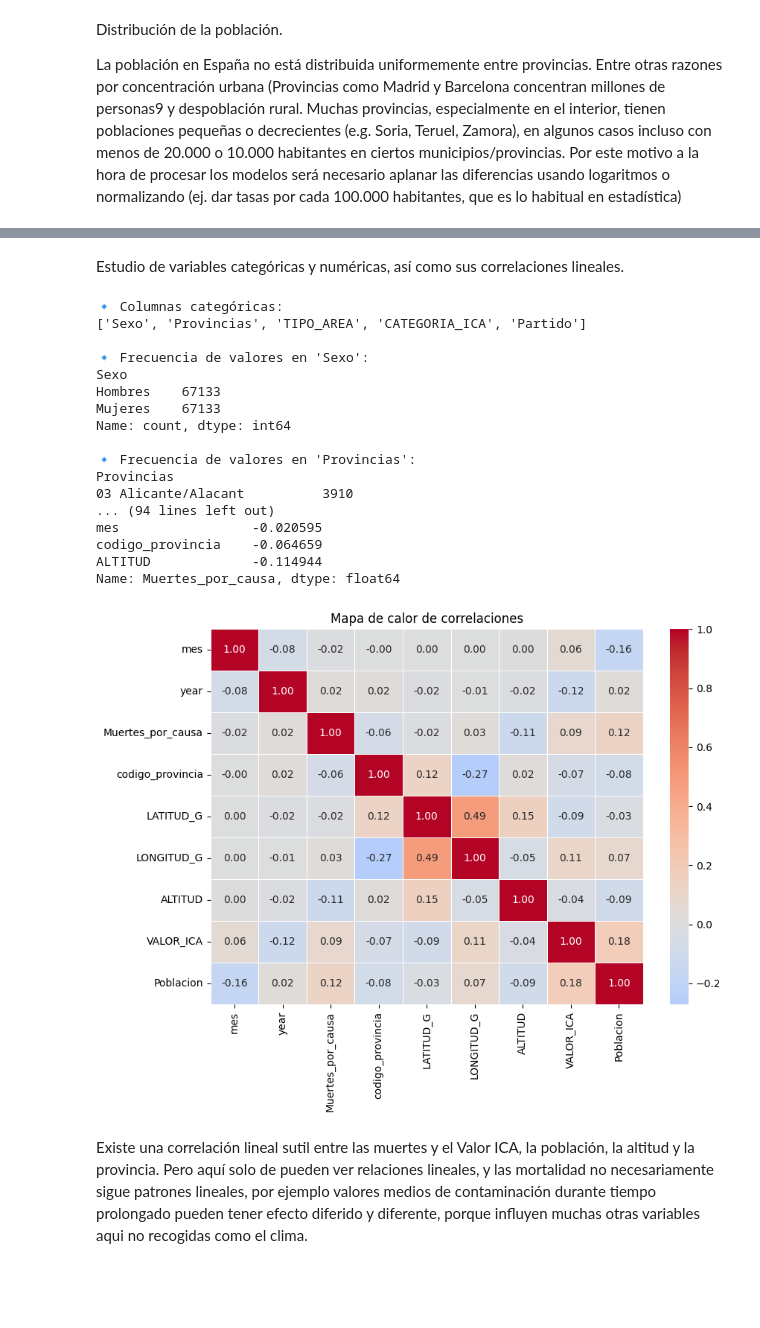
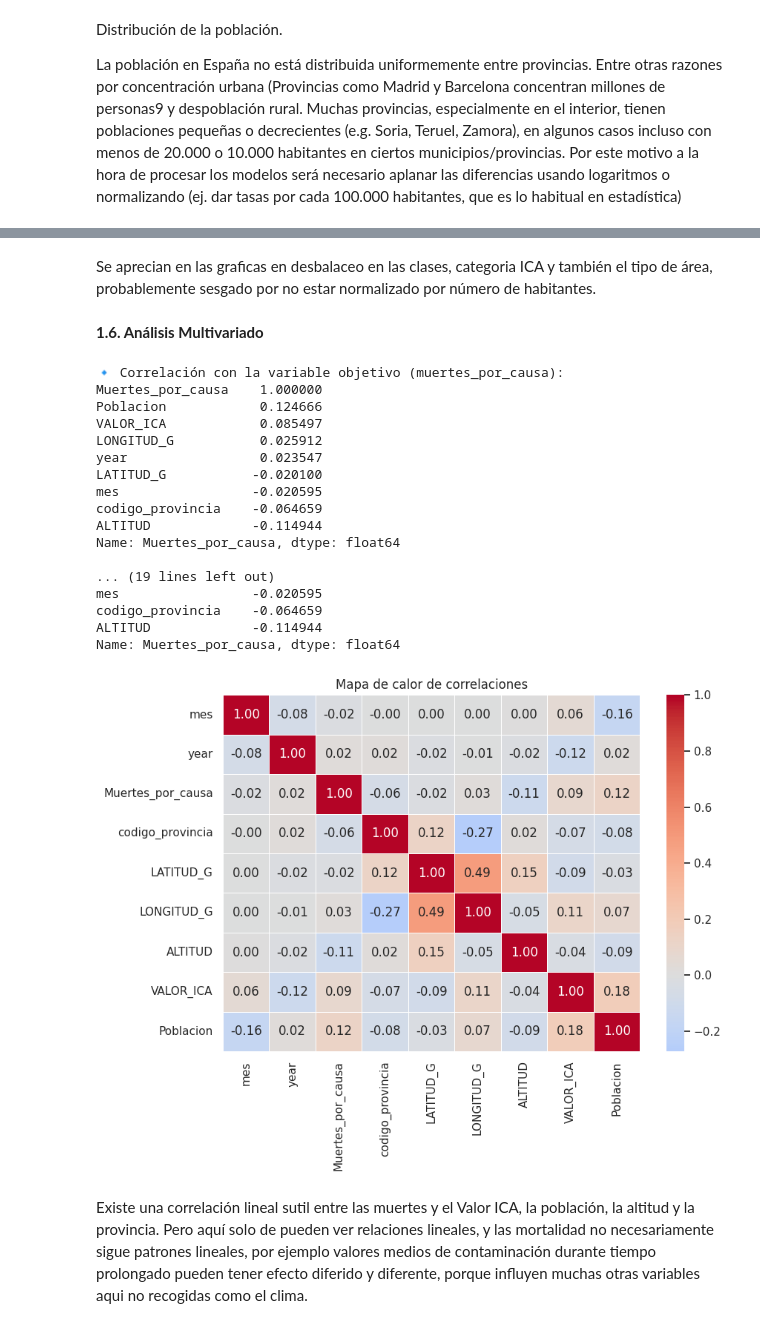
Before and after one commit to 4GeeksAcademy/air-quality-politics, a Jupyter notebook: notebooks/explore.ipynb, the cells around one changed output, grey strips where cells are left out. Cells and saved outputs as stored; diff of their text form; code cells hidden in the pictures; blank space fills up the shorter version.

```diff
--- a/notebooks/explore.ipynb
+++ b/notebooks/explore.ipynb
@@ -28,7 +40,7 @@ warnings.filterwarnings("ignore")
 # %%
 import pandas as pd
 
-df = pd.read_csv("../data/raw/df_full_completo_filtrado.csv", sep=';')
+df = pd.read_csv("/workspaces/air-quality-politics/data/processed/df_full_completo_filtrado.csv", sep=';')
 df.head()
 # %% [output]
 |  | Causa de muerte | Sexo | Provincias | mes | year | Muertes_por_causa | codigo_provincia | ... |
@@ -238,0 +267,24 @@ La población en España no está distribuida uniformemente entre provincias. En
+# %%
+import matplotlib.pyplot as plt
+import seaborn as sns
+
+# Lista de columnas categóricas (object)
+cat_cols = ['Sexo', 'Provincias', 'TIPO_AREA', 'CATEGORIA_ICA', 'Partido']
+
+# Resumen de frecuencias para cada variable
+for col in cat_cols:
+    print(f"\n🔵 Distribución de '{col}':")
+    print(df[col].value_counts(normalize=True) * 100)  # Porcentajes
+
+# Configuración de gráficos
+plt.figure(figsize=(15, 10))
+sns.set_theme(style="whitegrid")
+
+# Gráfico para cada variable categórica
+for i, col in enumerate(cat_cols, 1):
+    plt.subplot(2, 3, i)
+    sns.countplot(data=df, y=col, order=df[col].value_counts().index)
+    plt.title(f'Distribución de {col}')
+    plt.tight_layout()
+
+plt.show()
@@ -239,51 +349,45 @@ La población en España no está distribuida uniformemente entre provincias. En
+# %% [markdown]
+Se aprecian en las graficas en desbalaceo en las clases, categoria ICA y también el tipo de área, probablemente sesgado por no estar normalizado por número de habitantes.
 # %% [markdown]
-Estudio de variables categóricas y numéricas, así como sus correlaciones lineales.
+**1.6. Análisis Multivariado**
 # %%
-# 1. Columnas categóricas y frecuencias
-print("\n🔹 Columnas categóricas:")
-cat_cols = df.select_dtypes(include='object').columns.tolist()
-print(cat_cols)
+# Análisis de correlaciones y visualización
 
-for col in cat_cols:
-    print(f"\n🔹 Frecuencia de valores en '{col}':")
-    print(df[col].value_counts())
-
-
-# 2. Correlaciones (solo variables numéricas)
+#  Correlaciones (solo variables numéricas)
 print("\n🔹 Correlación con la variable objetivo (muertes_por_causa):")
 correlation = df.corr(numeric_only=True)
 correlaciones_ordenadas = correlation["Muertes_por_causa"].sort_values(ascending=False)
 print(correlaciones_ordenadas)
 print("\nTop 10 correlaciones positivas:")
 print(correlaciones_ordenadas.head(10))
 print("\nTop 10 correlaciones negativas:")
 print(correlaciones_ordenadas.tail(10))
 
 
 # 3. Mapa de calor de correlaciones
 plt.figure(figsize=(9,7))
 sns.heatmap(correlation, cmap='coolwarm', center=0, annot=True, fmt=".2f", linewidths=0.5)
 plt.title("Mapa de calor de correlaciones")
 plt.tight_layout()
 plt.show()
 # %% [output]
-🔹 Columnas categóricas:
-['Sexo', 'Provincias', 'TIPO_AREA', 'CATEGORIA_ICA', 'Partido']
-
-🔹 Frecuencia de valores en 'Sexo':
-Sexo
-Hombres    67133
-Mujeres    67133
-Name: count, dtype: int64
-
-🔹 Frecuencia de valores en 'Provincias':
-Provincias
-03 Alicante/Alacant          3910
-... (94 lines left out)
+🔹 Correlación con la variable objetivo (muertes_por_causa):
+Muertes_por_causa    1.000000
+Poblacion            0.124666
+VALOR_ICA            0.085497
+LONGITUD_G           0.025912
+year                 0.023547
+LATITUD_G           -0.020100
 mes                 -0.020595
 codigo_provincia    -0.064659
 ALTITUD             -0.114944
 Name: Muertes_por_causa, dtype: float64
+
+... (19 lines left out)
+mes                 -0.020595
+codigo_provincia    -0.064659
+ALTITUD             -0.114944
+Name: Muertes_por_causa, dtype: float64
-[figure, old version]
+[figure, new version]
 # %% [markdown]
 Existe una correlación lineal sutil entre las muertes y el Valor ICA, la población, la altitud y la provincia. Pero aquí solo de pueden ver relaciones lineales, y las mortalidad no necesariamente sigue patrones lineales, por ejemplo valores medios de contaminación durante tiempo prolongado pueden tener efecto diferido y diferente, porque influyen muchas otras variables aqui no recogidas como el clima.
```
Also changed, not shown: parts of 19 cells of this notebook.
